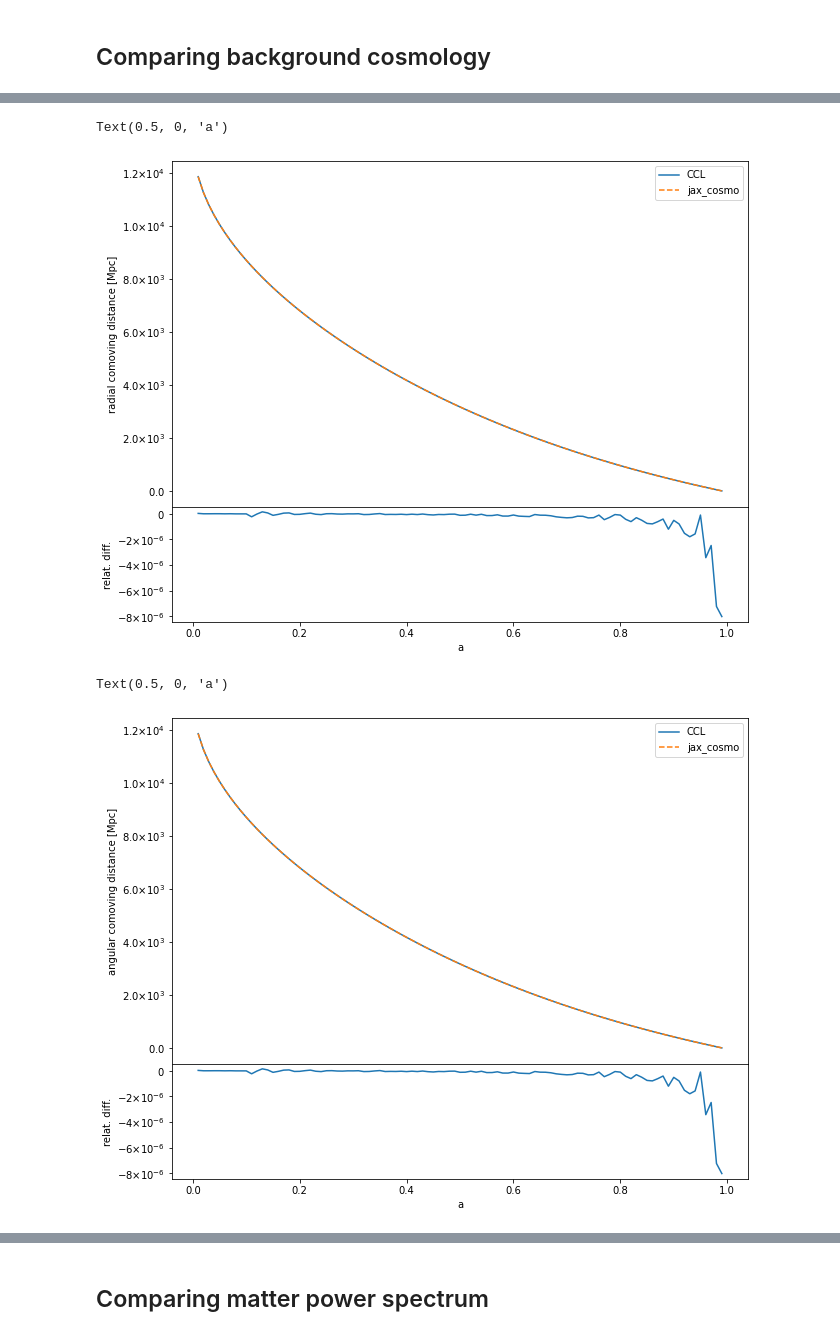
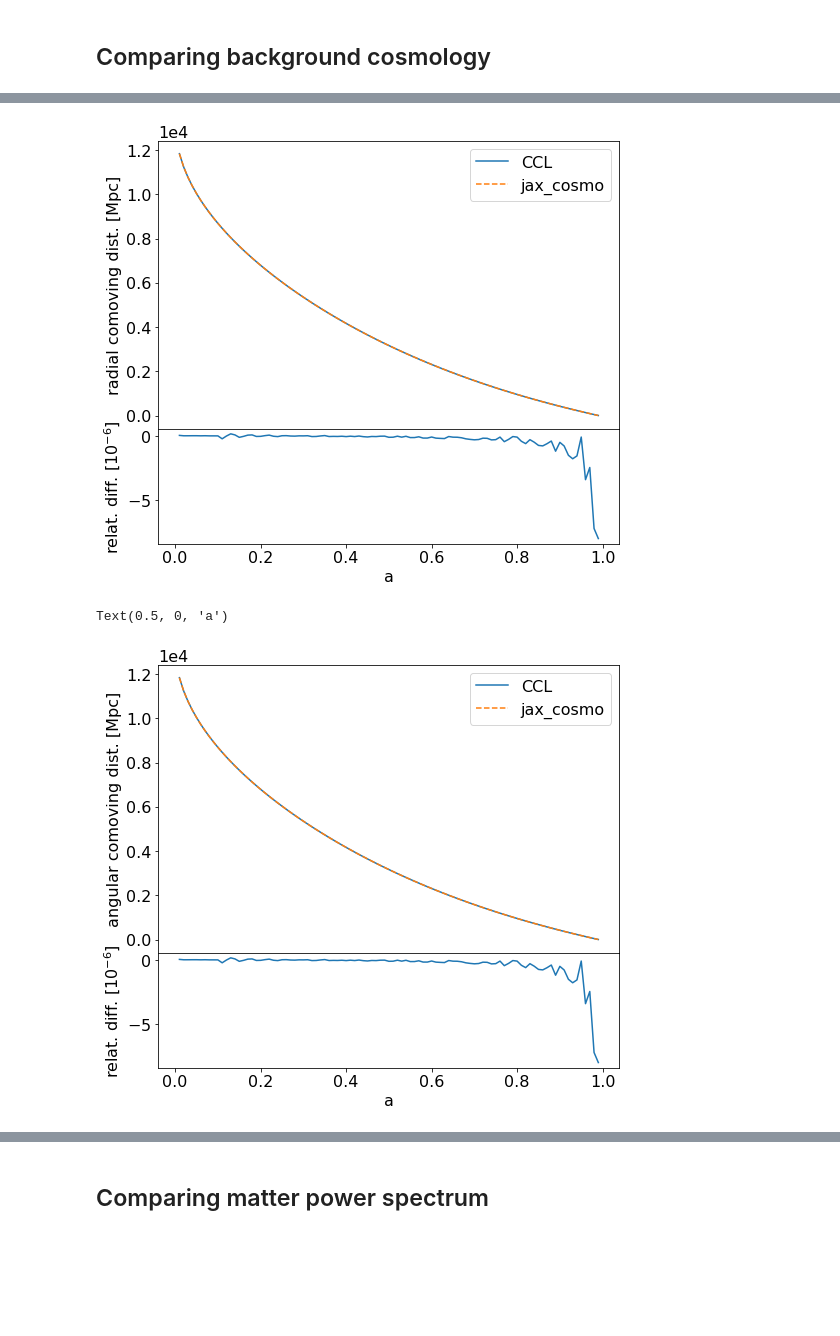
Before and after one commit to DifferentiableUniverseInitiative/jax-cosmo-paper, a Jupyter notebook: notebooks/CCL_comparison.ipynb, the cells around one changed output, grey strips where cells are left out. Cells and saved outputs as stored; diff of their text form; code cells hidden in the pictures; blank space fills up the shorter version.

Commit message:
update plot presentation

```diff
--- a/notebooks/CCL_comparison.ipynb
+++ b/notebooks/CCL_comparison.ipynb
@@ -57,7 +57,7 @@ mpl.rcParams['font.size'] = 16
 # %%
 # We first define equivalent CCL and jax_cosmo cosmologies
 
-ccl.spline_params.A_SPLINE_NLOG=5*1024
+ccl.spline_params.A_SPLINE_NLOG=4*1024
 ccl.physical_constants['T_CMB'] = 2.726  # as jax-cosmo
 
 cosmo_ccl= ccl.Cosmology(
@@ -76,8 +75,8 @@ z_max = 1./(1.+a_min)
 a = np.linspace(a_min, 1.,100)
 # %%
 # Testing the radial comoving distance
-fig1 = plt.figure(1, figsize=(10,8))
-frame1=fig1.add_axes((.1,.3,.8,.6))
+fig1 = plt.figure(1, figsize=(8,8))
+frame1=fig1.add_axes((.1,.30,.8,.5))
 
 chi_ccl = ccl.comoving_radial_distance(cosmo_ccl, a)
 cosmo_jax._workspace = {}
@@ -86,16 +85,18 @@ chi_jax = background.radial_comoving_distance(cosmo_jax, a, log10_amin=np.log10(
 plt.plot(a, chi_ccl, label='CCL')
 plt.plot(a, chi_jax, '--', label='jax_cosmo')
 plt.legend()
-plt.ylabel('radial comoving distance [Mpc]')
-plt.gca().yaxis.set_major_formatter(MathTextSciFormatter("%1.1e"))
+plt.ylabel('radial comoving dist. [Mpc]')
+#plt.gca().yaxis.set_major_formatter(MathTextSciFormatter("%1.1e"))
+plt.ticklabel_format(axis='y', style='sci', scilimits=(0,0))
 frame1.set_xticklabels([])
+frame1.set_xticks([])
 
 #Residual plot
 frame2=fig1.add_axes((.1,.1,.8,.2))
-difference=(chi_ccl-chi_jax)/chi_ccl
+difference=(chi_ccl-chi_jax)/chi_ccl  * 1e6
 plt.plot(a,difference)
 
-plt.ylabel(r"relat. diff.");
+plt.ylabel(r"relat. diff. $[10^{-6}]$");
 plt.ticklabel_format(axis='y', style='sci', scilimits=(0,0))
 plt.gca().yaxis.set_major_formatter(MathTextSciFormatter("%1.e"))
 
@@ -107,28 +106,29 @@ WARNING:absl:No GPU/TPU found, falling back to CPU. (Set TF_CPP_MIN_LOG_LEVEL=0
-Text(0.5, 0, 'a')
-[figure, old version]
+[figure, new version]
 # %%
 # Testing the angular comoving distance
-fig1 = plt.figure(1, figsize=(10,8))
-frame1=fig1.add_axes((.1,.3,.8,.6))
+fig1 = plt.figure(1, figsize=(8,8))
+frame1=fig1.add_axes((.1,.3,.8,.5))
 chi_ccl = ccl.comoving_angular_distance(cosmo_ccl, a)
 chi_jax = background.transverse_comoving_distance(cosmo_jax, a)/cosmo_jax.h
 
 plt.plot(a, chi_ccl, label='CCL')
 plt.plot(a, chi_jax, '--', label='jax_cosmo')
 plt.legend()
-plt.ylabel('angular comoving distance [Mpc]')
-plt.gca().yaxis.set_major_formatter(MathTextSciFormatter("%1.1e"))
+plt.ylabel('angular comoving dist. [Mpc]')
+#plt.gca().yaxis.set_major_formatter(MathTextSciFormatter("%1.1e"))
+plt.ticklabel_format(axis='y', style='sci', scilimits=(0,0))
+frame1.set_xticklabels([])
+frame1.set_xticks([])
 
 #Residual plot
 frame2=fig1.add_axes((.1,.1,.8,.2))
-difference=(chi_ccl-chi_jax)/chi_ccl
+difference=(chi_ccl-chi_jax)/chi_ccl * 1e6
 plt.plot(a,difference)
 plt.gca().yaxis.set_major_formatter(MathTextSciFormatter("%1.0e"))
-
-plt.ylabel(r"relat. diff.");
+plt.ylabel(r"relat. diff. $[10^{-6}]$");
 plt.xlabel('a')
 # %% [output]
 Text(0.5, 0, 'a')
-[figure, old version]
+[figure, new version]
 # %%
 # Testing the angular diameter distance
```
Also changed, not shown: parts of 10 cells of this notebook.
